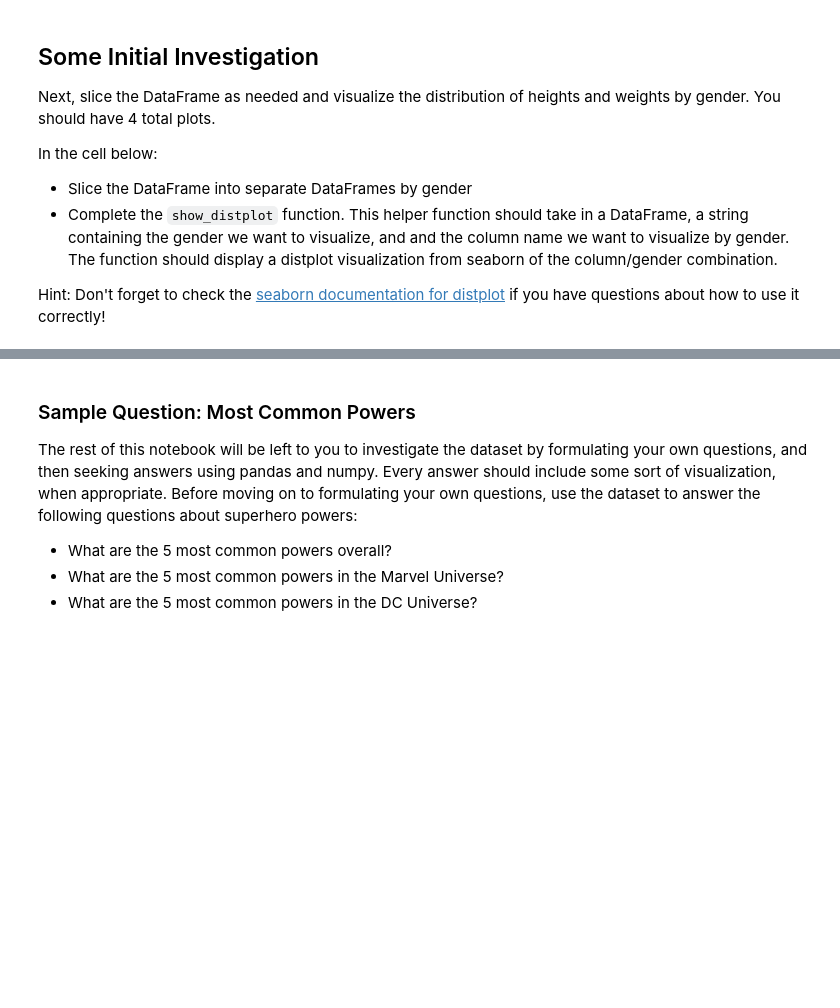
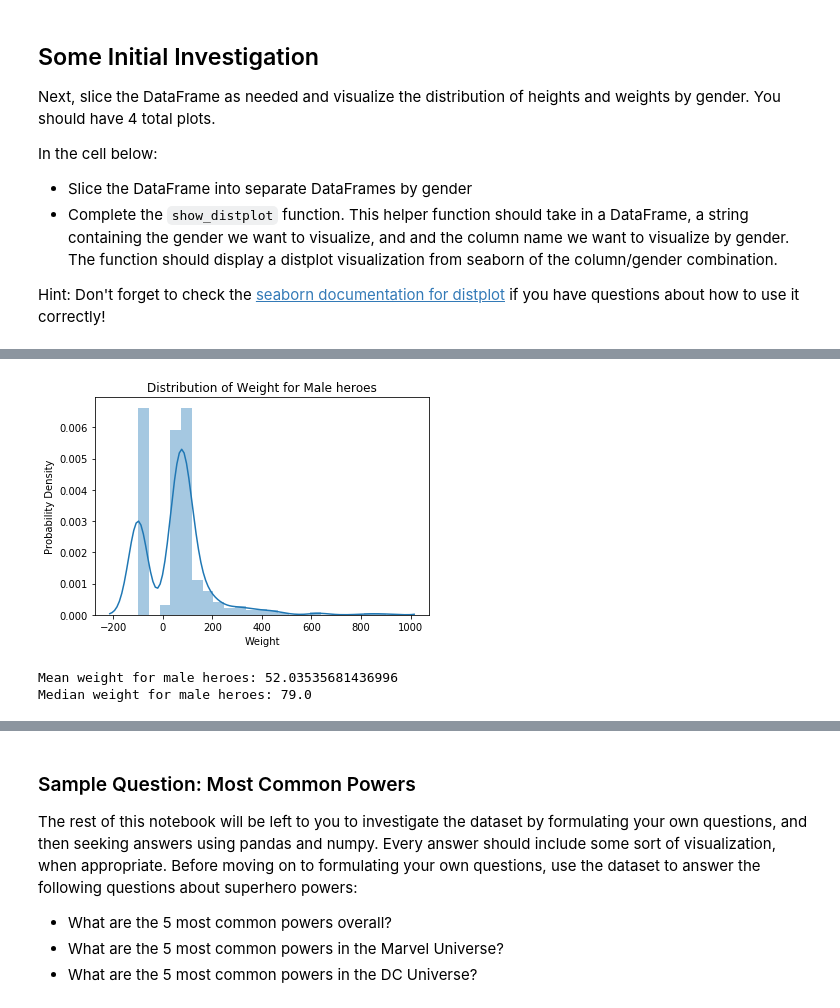
Before and after one commit to learn-co-curriculum/dsc-pandas-data-cleaning-lab, a Jupyter notebook: index.ipynb, the cells around one changed output, grey strips where cells are left out. Cells and saved outputs as stored; diff of their text form; code cells hidden in the pictures; blank space fills up the shorter version.

```diff
--- a/index.ipynb
+++ b/index.ipynb
@@ -96,0 +257,9 @@ def show_distplot(dataframe, gender, column_name):
+# %%
+# Male Weight
+show_distplot(heroes_and_powers_df, 'Male', 'Weight')
+print("Mean weight for male heroes: {}".format(np.mean(male_heroes_df.Weight)))
+print("Median weight for male heroes: {}".format(np.median(male_heroes_df.Weight)))
+# %% [output]
+[figure, added]
+Mean weight for male heroes: 52.03535681436996
+Median weight for male heroes: 79.0
```
Also changed, not shown: parts of 28 cells of this notebook, 8 other files.
